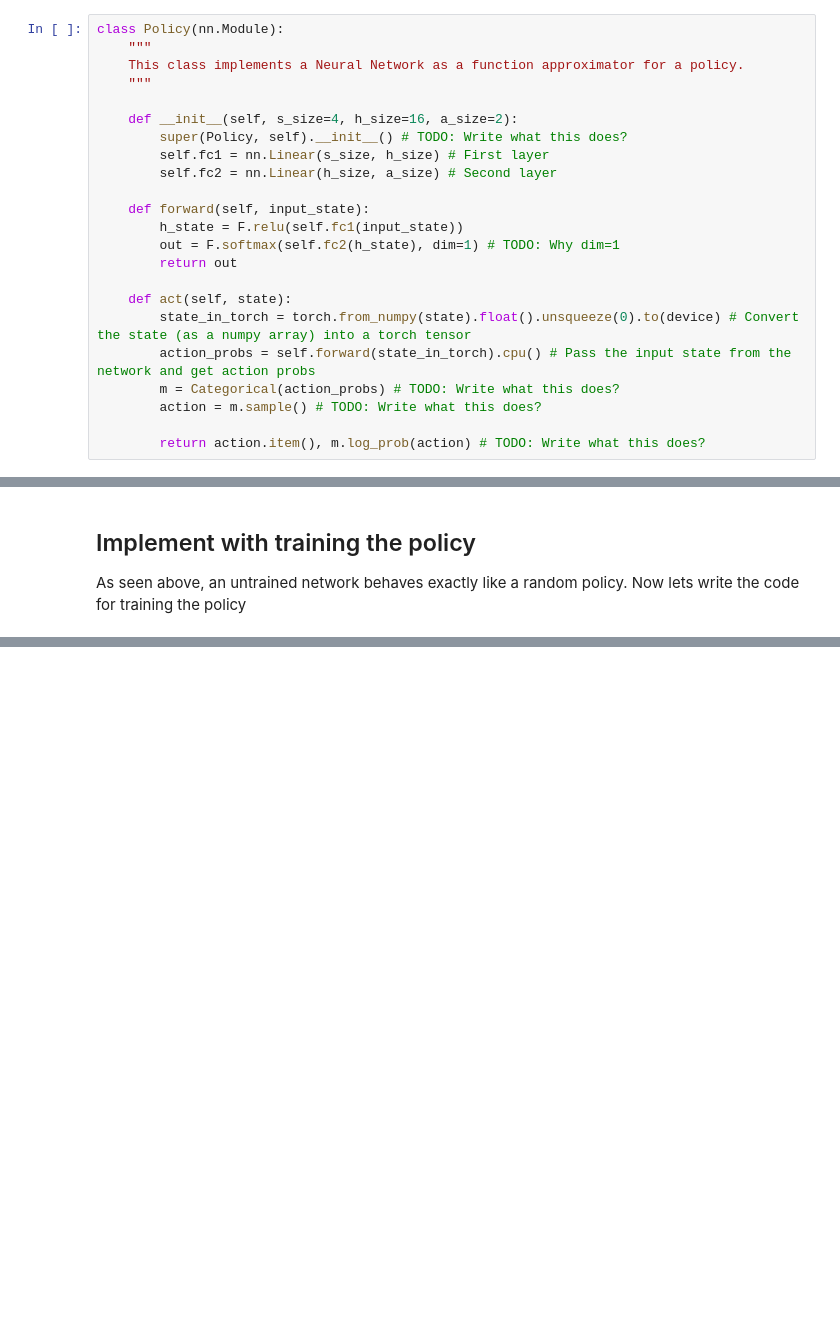
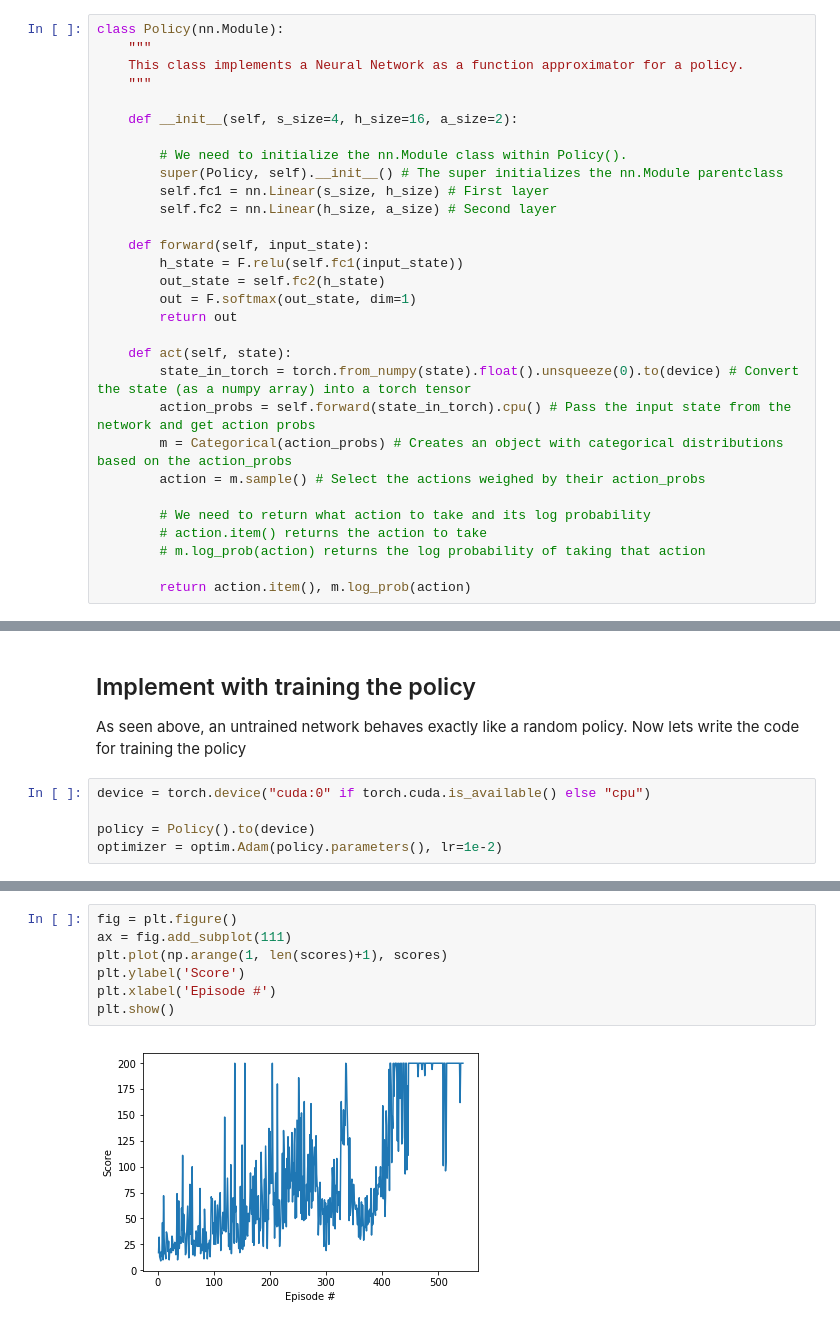
Before and after one commit to mayurand/deep-reinforcement-learning, a Jupyter notebook: reinforce/REINFORCE_from_scratch.ipynb, the cells around one changed output, grey strips where cells are left out. Saved outputs shown, nothing was run; the diff lists cells and outputs as text; blank space fills up the shorter version.

```diff
--- a/reinforce/REINFORCE_from_scratch.ipynb
+++ b/reinforce/REINFORCE_from_scratch.ipynb
@@ -80,22 +80,29 @@ class Policy(nn.Module):
     """
 
     def __init__(self, s_size=4, h_size=16, a_size=2):
-        super(Policy, self).__init__() # TODO: Write what this does?
+
+        # We need to initialize the nn.Module class within Policy().
+        super(Policy, self).__init__() # The super initializes the nn.Module parentclass
         self.fc1 = nn.Linear(s_size, h_size) # First layer
         self.fc2 = nn.Linear(h_size, a_size) # Second layer
 
     def forward(self, input_state):
         h_state = F.relu(self.fc1(input_state))
-        out = F.softmax(self.fc2(h_state), dim=1) # TODO: Why dim=1
+        out_state = self.fc2(h_state)
+        out = F.softmax(out_state, dim=1)
         return out
 
     def act(self, state):
         state_in_torch = torch.from_numpy(state).float().unsqueeze(0).to(device) # Convert the state (as a numpy array) into a torch tensor
         action_probs = self.forward(state_in_torch).cpu() # Pass the input state from the network and get action probs
-        m = Categorical(action_probs) # TODO: Write what this does?
-        action = m.sample() # TODO: Write what this does?
+        m = Categorical(action_probs) # Creates an object with categorical distributions based on the action_probs
+        action = m.sample() # Select the actions weighed by their action_probs
 
-        return action.item(), m.log_prob(action) # TODO: Write what this does?
+        # We need to return what action to take and its log probability
+        # action.item() returns the action to take
+        # m.log_prob(action) returns the log probability of taking that action
+
+        return action.item(), m.log_prob(action)
 # %% [markdown]
 ### Lets try without training the policy how this works
 Should work exactly similar to a random policy.
@@ -121,3 +128,8 @@ Episodes: 1000   Sum of rewards in the past 100 episodes = 23.02
 ## Implement with training the policy
 As seen above, an untrained network behaves exactly like a random policy.
 Now lets write the code for training the policy
+# %%
+device = torch.device("cuda:0" if torch.cuda.is_available() else "cpu")
+
+policy = Policy().to(device)
+optimizer = optim.Adam(policy.parameters(), lr=1e-2)
@@ -123,0 +196,9 @@ Now lets write the code for training the policy
+# %%
+fig = plt.figure()
+ax = fig.add_subplot(111)
+plt.plot(np.arange(1, len(scores)+1), scores)
+plt.ylabel('Score')
+plt.xlabel('Episode #')
+plt.show()
+# %% [output]
+[figure, added]
```
Also changed, not shown: parts of 11 cells of this notebook, 1 other file.
